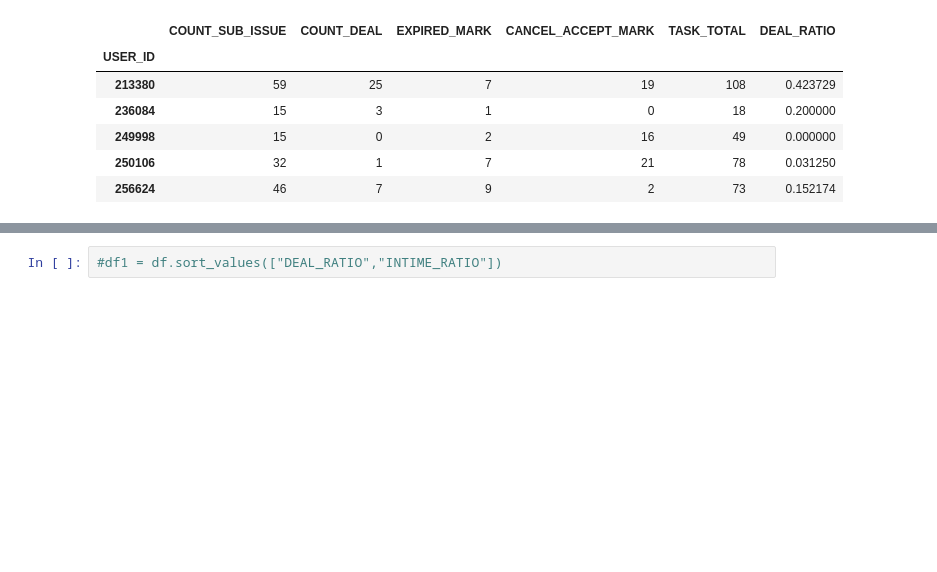
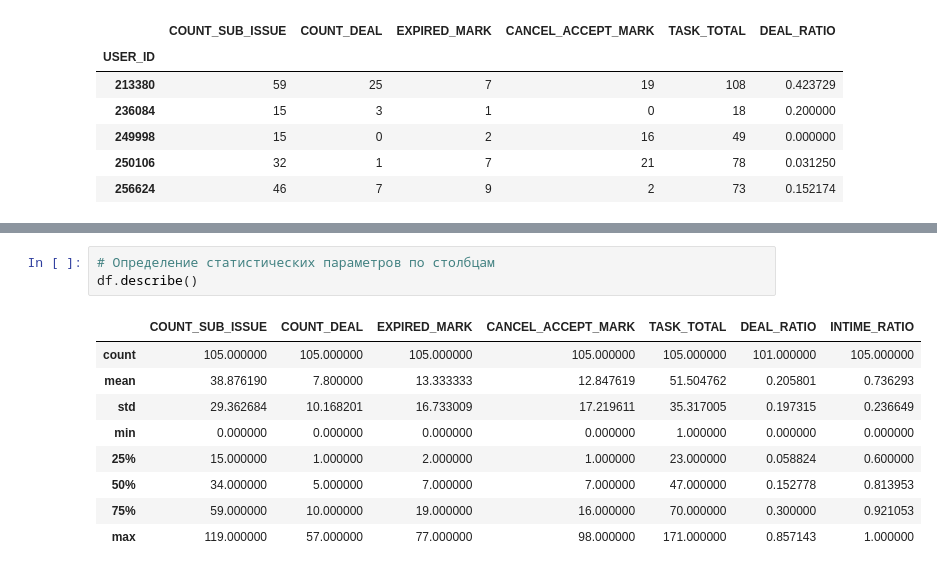
Before and after one commit to daniilstv/math, a Jupyter notebook: teorver_project.ipynb, the cells around one changed output, grey strips where cells are left out. Cells and saved outputs as stored; diff of their text form; blank space fills up the shorter version.

```diff
--- a/teorver_project.ipynb
+++ b/teorver_project.ipynb
@@ -127,5 +128,16 @@ df.head()
 | 249998 | 15 | 0 | 2 | 16 | 49 | 0.000000 | 0.959184 |
 | 250106 | 32 | 1 | 7 | 21 | 78 | 0.031250 | 0.910256 |
 | 256624 | 46 | 7 | 9 | 2 | 73 | 0.152174 | 0.876712 |
-# %%
-#df1 = df.sort_values(["DEAL_RATIO","INTIME_RATIO"])
+# %%
+# Определение статистических параметров по столбцам
+df.describe()
+# %% [output]
+|  | COUNT_SUB_ISSUE | COUNT_DEAL | EXPIRED_MARK | CANCEL_ACCEPT_MARK | TASK_TOTAL | DEAL_RATIO | INTIME_RATIO |
+| count | 105.000000 | 105.000000 | 105.000000 | 105.000000 | 105.000000 | 101.000000 | 105.000000 |
+| mean | 38.876190 | 7.800000 | 13.333333 | 12.847619 | 51.504762 | 0.205801 | 0.736293 |
+| std | 29.362684 | 10.168201 | 16.733009 | 17.219611 | 35.317005 | 0.197315 | 0.236649 |
+| min | 0.000000 | 0.000000 | 0.000000 | 0.000000 | 1.000000 | 0.000000 | 0.000000 |
+| 25% | 15.000000 | 1.000000 | 2.000000 | 1.000000 | 23.000000 | 0.058824 | 0.600000 |
+| 50% | 34.000000 | 5.000000 | 7.000000 | 7.000000 | 47.000000 | 0.152778 | 0.813953 |
+| 75% | 59.000000 | 10.000000 | 19.000000 | 16.000000 | 70.000000 | 0.300000 | 0.921053 |
+| max | 119.000000 | 57.000000 | 77.000000 | 98.000000 | 171.000000 | 0.857143 | 1.000000 |
```
Also changed, not shown: parts of 12 cells of this notebook.
